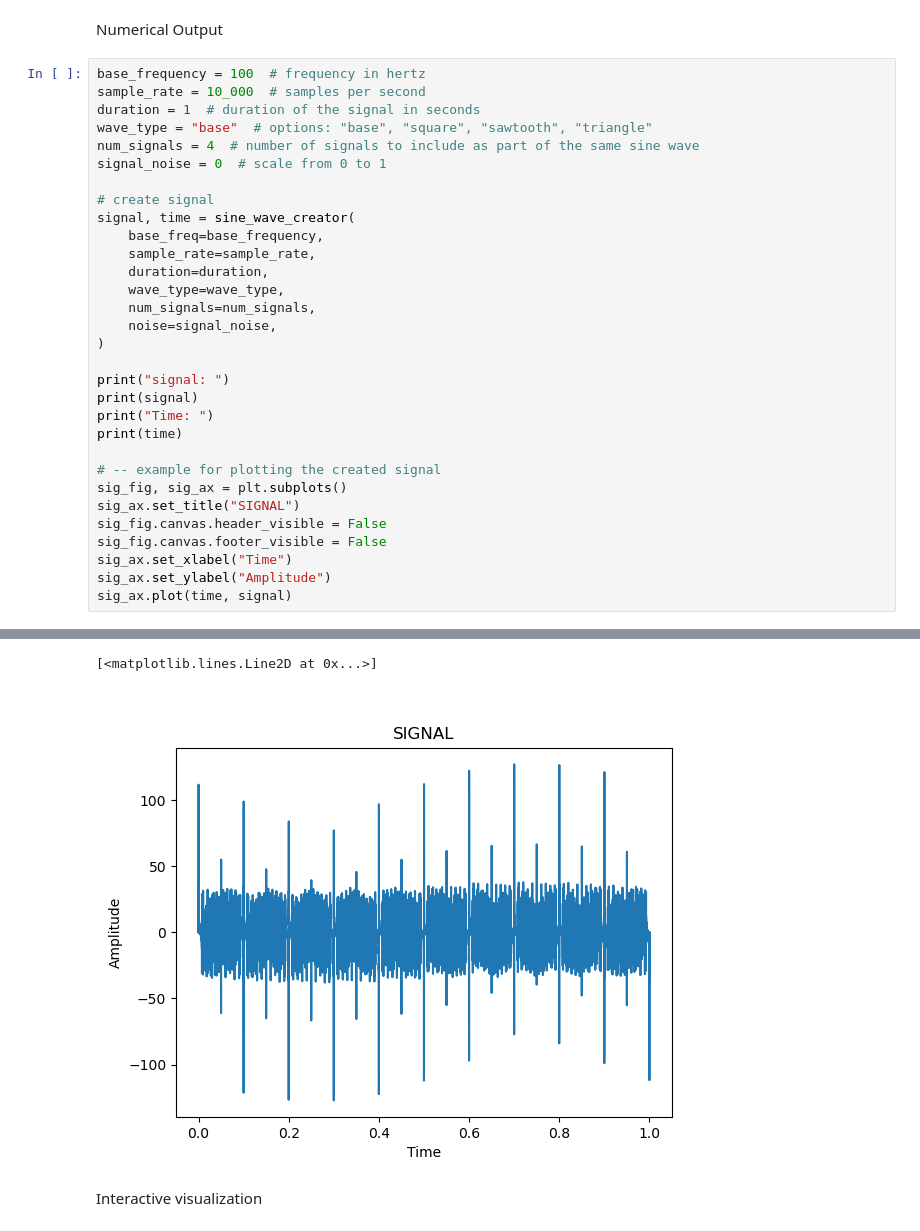
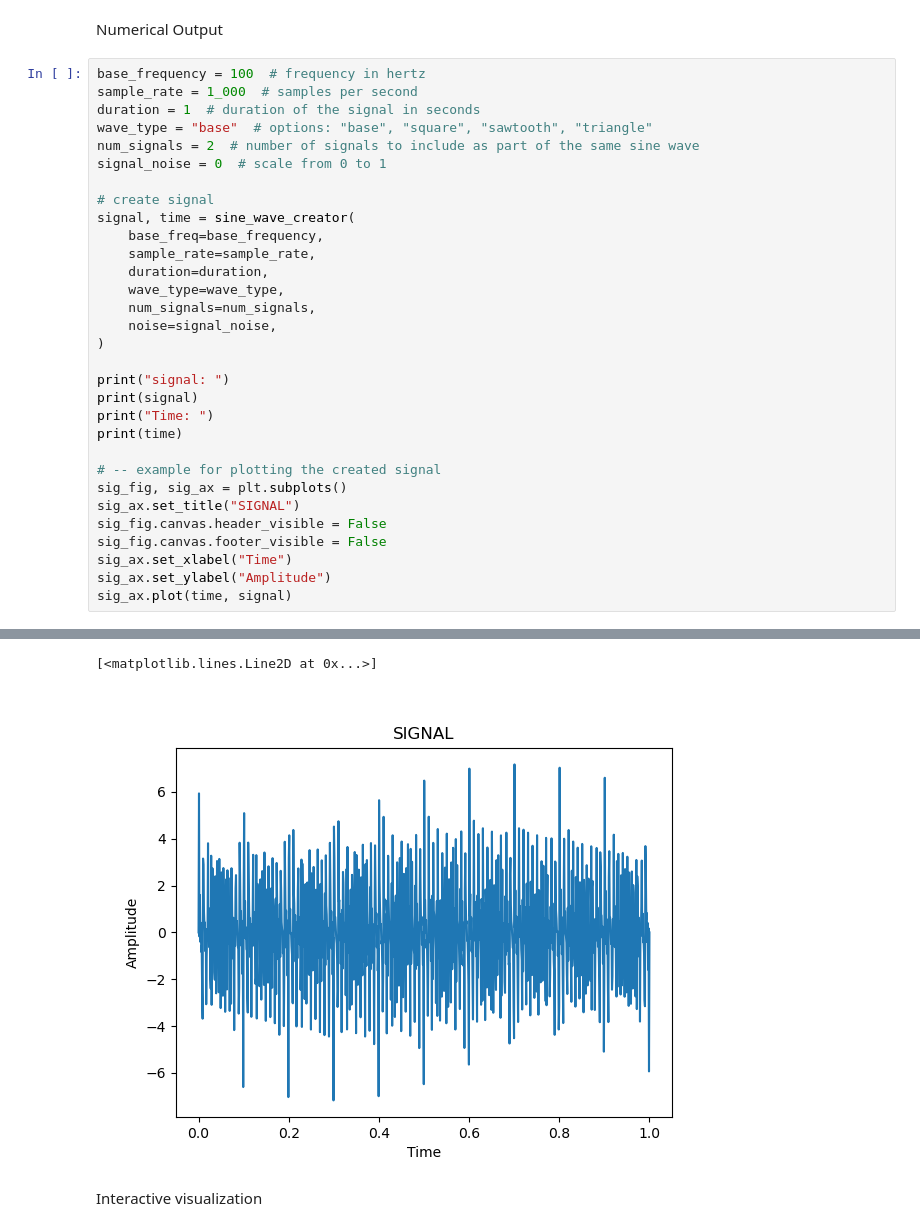
Before and after one commit to ORNL/dasp-stacker, a Jupyter notebook: examples/dasp_example_notebook.ipynb, the cells around one changed output, grey strips where cells are left out. Drawn from its saved outputs; the diff is of its cells as text.

```diff
--- a/examples/dasp_example_notebook.ipynb
+++ b/examples/dasp_example_notebook.ipynb
@@ -23,10 +23,10 @@ from dasp.visualizations import *
 Numerical Output
 # %%
 base_frequency = 100  # frequency in hertz
-sample_rate = 10_000  # samples per second
+sample_rate = 1_000  # samples per second
 duration = 1  # duration of the signal in seconds
 wave_type = "base"  # options: "base", "square", "sawtooth", "triangle"
-num_signals = 4  # number of signals to include as part of the same sine wave
+num_signals = 2  # number of signals to include as part of the same sine wave
 signal_noise = 0  # scale from 0 to 1
 
 # create signal
@@ -62,5 +73,5 @@ Time:
 [<matplotlib.lines.Line2D at 0x...>]
-[figure, old version]
+[figure, new version]
 # %% [markdown]
 Interactive visualization
 # %%
```
Also changed, not shown: parts of 4 cells of this notebook, 1 other file.
